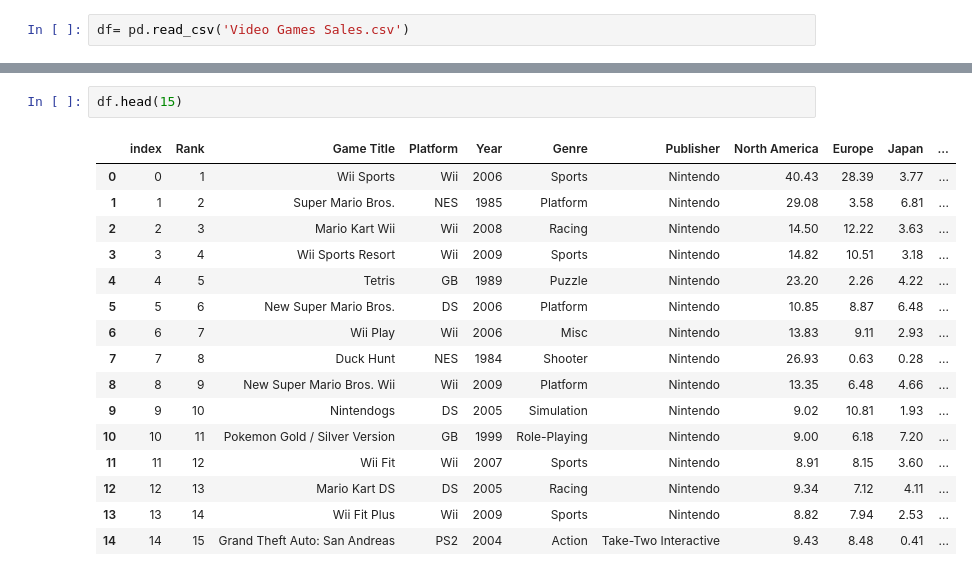
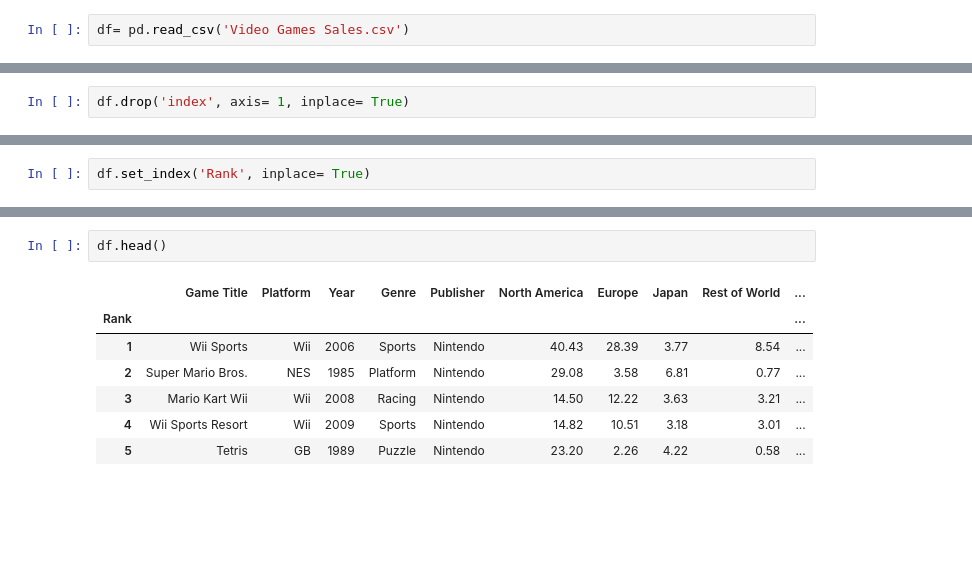
Before and after one commit to sky-forest/Video-Games-Sales, a Jupyter notebook: Video_Games_Sales.ipynb, the cells around one changed output, grey strips where cells are left out. Drawn from its saved outputs; the diff is of its cells as text; blank space fills up the shorter version.

```diff
--- a/Video_Games_Sales.ipynb
+++ b/Video_Games_Sales.ipynb
@@ -7,0 +24,2 @@ df= pd.read_csv('Video Games Sales.csv')
+# %%
+df.drop('index', axis= 1, inplace= True)
@@ -7,0 +42,2 @@ df= pd.read_csv('Video Games Sales.csv')
+# %%
+df.set_index('Rank', inplace= True)
@@ -8,22 +61,13 @@ df= pd.read_csv('Video Games Sales.csv')
 # %%
-df.head(15)
+df.head()
 # %% [output]
-|  | index | Rank | Game Title | Platform | Year | Genre | Publisher | North America | Europe | Japan | ... |
-| 0 | 0 | 1 | Wii Sports | Wii | 2006 | Sports | Nintendo | 40.43 | 28.39 | 3.77 | ... |
-| 1 | 1 | 2 | Super Mario Bros. | NES | 1985 | Platform | Nintendo | 29.08 | 3.58 | 6.81 | ... |
-| 2 | 2 | 3 | Mario Kart Wii | Wii | 2008 | Racing | Nintendo | 14.50 | 12.22 | 3.63 | ... |
-| 3 | 3 | 4 | Wii Sports Resort | Wii | 2009 | Sports | Nintendo | 14.82 | 10.51 | 3.18 | ... |
-| 4 | 4 | 5 | Tetris | GB | 1989 | Puzzle | Nintendo | 23.20 | 2.26 | 4.22 | ... |
-| 5 | 5 | 6 | New Super Mario Bros. | DS | 2006 | Platform | Nintendo | 10.85 | 8.87 | 6.48 | ... |
-| 6 | 6 | 7 | Wii Play | Wii | 2006 | Misc | Nintendo | 13.83 | 9.11 | 2.93 | ... |
-| 7 | 7 | 8 | Duck Hunt | NES | 1984 | Shooter | Nintendo | 26.93 | 0.63 | 0.28 | ... |
-| 8 | 8 | 9 | New Super Mario Bros. Wii | Wii | 2009 | Platform | Nintendo | 13.35 | 6.48 | 4.66 | ... |
-| 9 | 9 | 10 | Nintendogs | DS | 2005 | Simulation | Nintendo | 9.02 | 10.81 | 1.93 | ... |
-| 10 | 10 | 11 | Pokemon Gold / Silver Version | GB | 1999 | Role-Playing | Nintendo | 9.00 | 6.18 | 7.20 | ... |
-| 11 | 11 | 12 | Wii Fit | Wii | 2007 | Sports | Nintendo | 8.91 | 8.15 | 3.60 | ... |
-| 12 | 12 | 13 | Mario Kart DS | DS | 2005 | Racing | Nintendo | 9.34 | 7.12 | 4.11 | ... |
-| 13 | 13 | 14 | Wii Fit Plus | Wii | 2009 | Sports | Nintendo | 8.82 | 7.94 | 2.53 | ... |
-| 14 | 14 | 15 | Grand Theft Auto: San Andreas | PS2 | 2004 | Action | Take-Two Interactive | 9.43 | 8.48 | 0.41 | ... |
+|  | Game Title | Platform | Year | Genre | Publisher | North America | Europe | Japan | Rest of World | ... |
+| Rank |  |  |  |  |  |  |  |  |  | ... |
+| 1 | Wii Sports | Wii | 2006 | Sports | Nintendo | 40.43 | 28.39 | 3.77 | 8.54 | ... |
+| 2 | Super Mario Bros. | NES | 1985 | Platform | Nintendo | 29.08 | 3.58 | 6.81 | 0.77 | ... |
+| 3 | Mario Kart Wii | Wii | 2008 | Racing | Nintendo | 14.50 | 12.22 | 3.63 | 3.21 | ... |
+| 4 | Wii Sports Resort | Wii | 2009 | Sports | Nintendo | 14.82 | 10.51 | 3.18 | 3.01 | ... |
+| 5 | Tetris | GB | 1989 | Puzzle | Nintendo | 23.20 | 2.26 | 4.22 | 0.58 | ... |
 # %%
 df[df['Game Title'].str.contains('Pokemon')]
 # %% [output]
```
Also changed, not shown: parts of 9 cells of this notebook, 4 other files.
